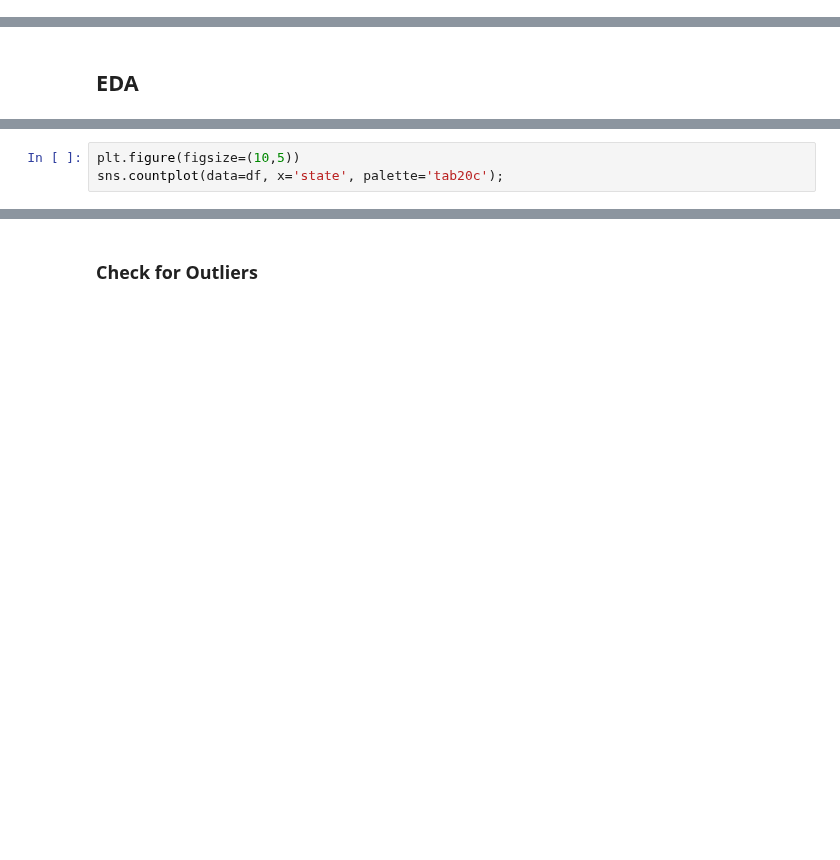
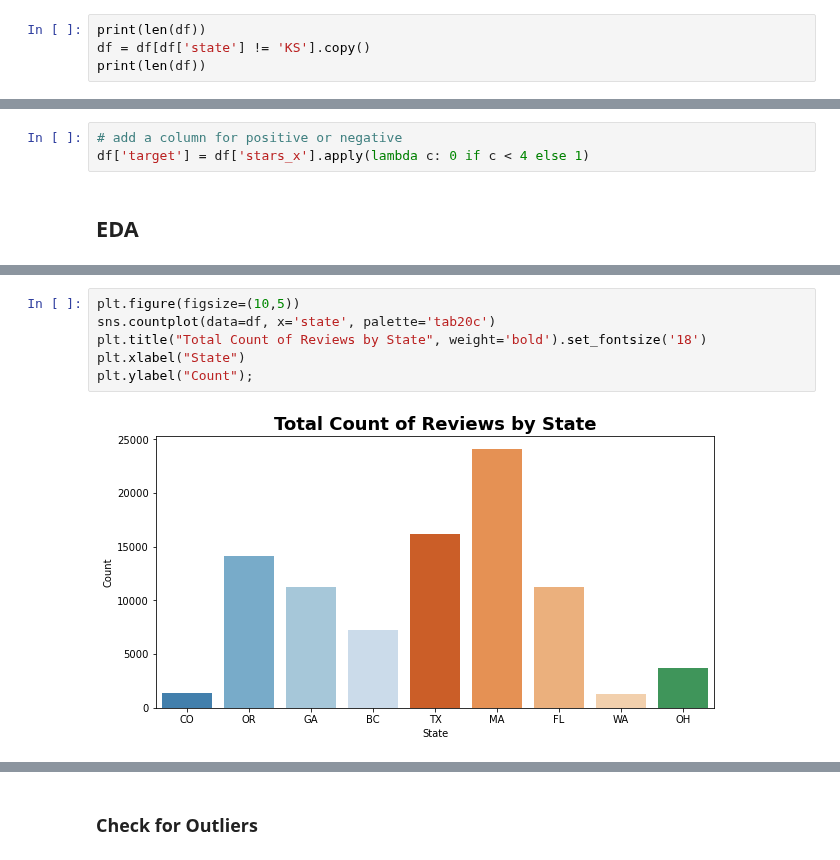
Before and after one commit to broepke/DATA110, a Jupyter notebook: Final Project/DATA110-FinalProject-broepke.ipynb, the cells around one changed output, grey strips where cells are left out. Drawn from its saved outputs; the diff is of its cells as text; blank space fills up the shorter version.

```diff
--- a/Final Project/DATA110-FinalProject-broepke.ipynb
+++ b/Final Project/DATA110-FinalProject-broepke.ipynb
@@ -188,0 +163,4 @@ print (df['state'].value_counts(), '\n')
+# %%
+print(len(df))
+df = df[df['state'] != 'KS'].copy()
+print(len(df))
@@ -189,3 +194,6 @@ print (df['state'].value_counts(), '\n')
+# %%
+# add a column for positive or negative
+df['target'] = df['stars_x'].apply(lambda c: 0 if c < 4 else 1)
 # %% [markdown]
 ## EDA
 # %%
@@ -195,5 +225,10 @@ df.corr()
 # %%
 plt.figure(figsize=(10,5))
-sns.countplot(data=df, x='state', palette='tab20c');
+sns.countplot(data=df, x='state', palette='tab20c')
+plt.title("Total Count of Reviews by State", weight='bold').set_fontsize('18')
+plt.xlabel("State")
+plt.ylabel("Count");
+# %% [output]
+[figure, added]
 # %%
 plt.figure(figsize=(10,5))
```
Also changed, not shown: parts of 57 cells of this notebook.
